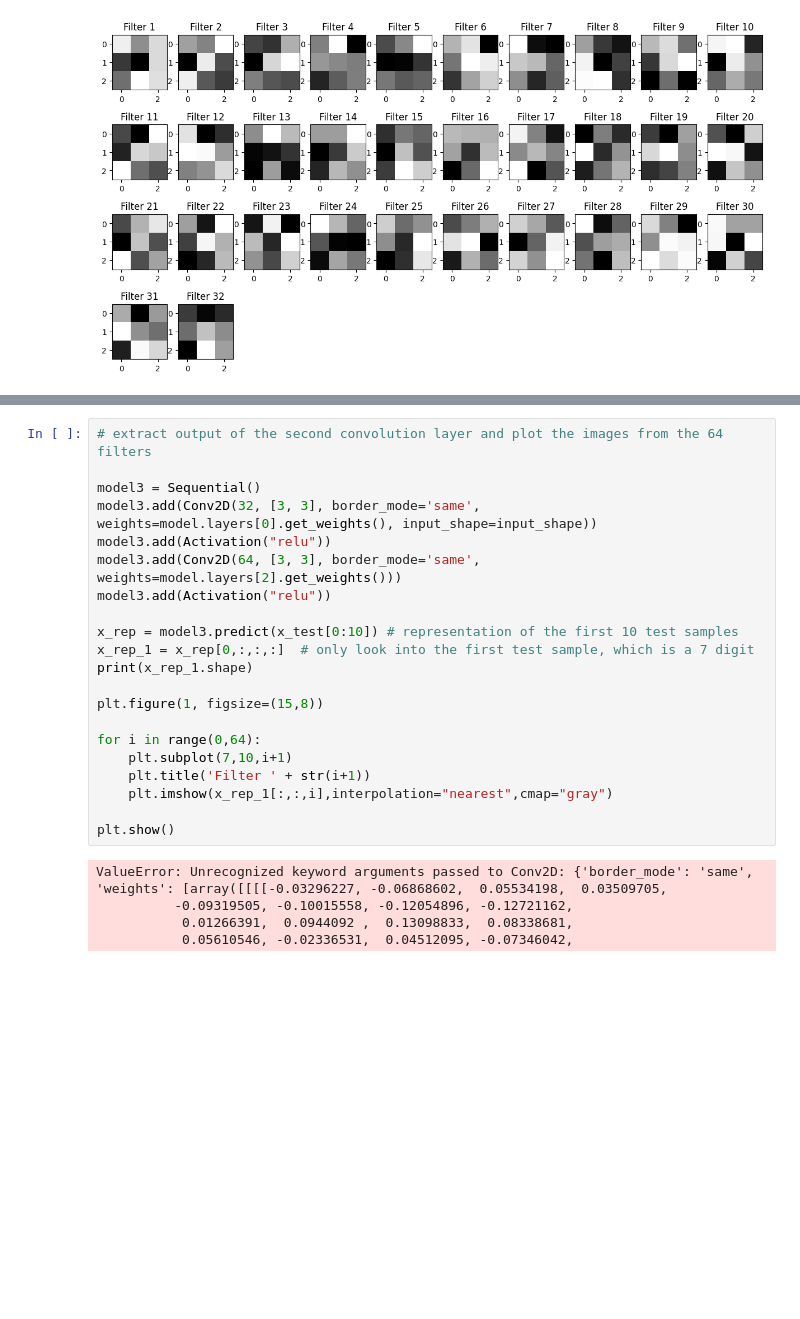
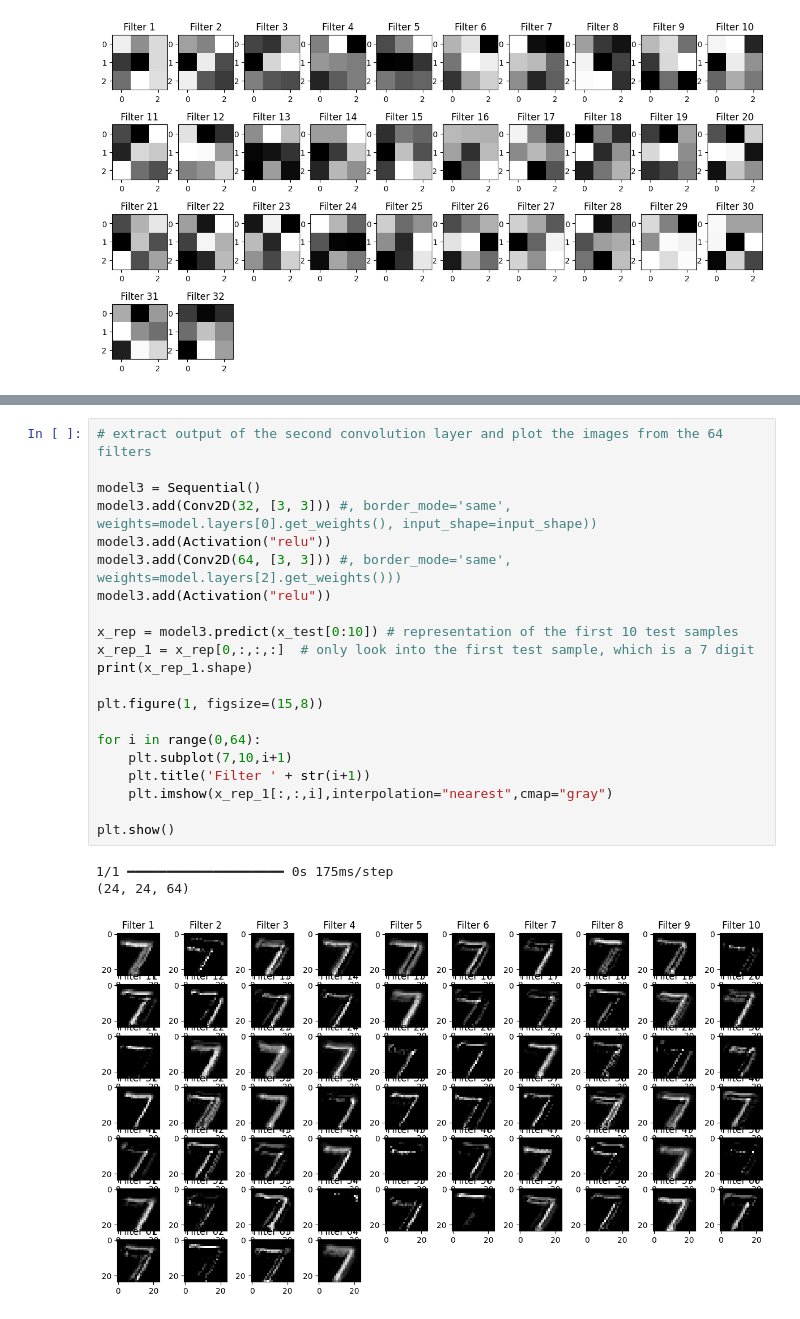
Before and after one commit to Lemonatix/neural-network-with-python, a Jupyter notebook: puds_NN.ipynb, the cells around one changed output, grey strips where cells are left out. Drawn from its saved outputs; the diff is of its cells as text; blank space fills up the shorter version.

```diff
--- a/puds_NN.ipynb
+++ b/puds_NN.ipynb
@@ -292,26 +291,25 @@ ValueError: Unrecognized keyword arguments passed to Conv2D: {'border_mode': 'sa
 # %%
 # extract output of the second convolution layer and plot the images from the 64 filters
 
 model3 = Sequential()
-model3.add(Conv2D(32, [3, 3], border_mode='same', weights=model.layers[0].get_weights(), input_shape=input_shape))
+model3.add(Conv2D(32, [3, 3])) #, border_mode='same', weights=model.layers[0].get_weights(), input_shape=input_shape))
 model3.add(Activation("relu"))
-model3.add(Conv2D(64, [3, 3], border_mode='same', weights=model.layers[2].get_weights()))
+model3.add(Conv2D(64, [3, 3])) #, border_mode='same', weights=model.layers[2].get_weights()))
 model3.add(Activation("relu"))
 
 x_rep = model3.predict(x_test[0:10]) # representation of the first 10 test samples
 x_rep_1 = x_rep[0,:,:,:]  # only look into the first test sample, which is a 7 digit
 print(x_rep_1.shape)
 
 plt.figure(1, figsize=(15,8))
 
 for i in range(0,64):
     plt.subplot(7,10,i+1)
     plt.title('Filter ' + str(i+1))
     plt.imshow(x_rep_1[:,:,i],interpolation="nearest",cmap="gray")
 
 plt.show()
 # %% [output]
-ValueError: Unrecognized keyword arguments passed to Conv2D: {'border_mode': 'same', 'weights': [array([[[[-0.03296227, -0.06868602,  0.05534198,  0.03509705,
-          -0.09319505, -0.10015558, -0.12054896, -0.12721162,
-           0.01266391,  0.0944092 ,  0.13098833,  0.08338681,
-           0.05610546, -0.02336531,  0.04512095, -0.07346042,
+1/1 ━━━━━━━━━━━━━━━━━━━━ 0s 175ms/step
+(24, 24, 64)
+[figure, added]
```
Also changed, not shown: parts of 1 cell of this notebook.
